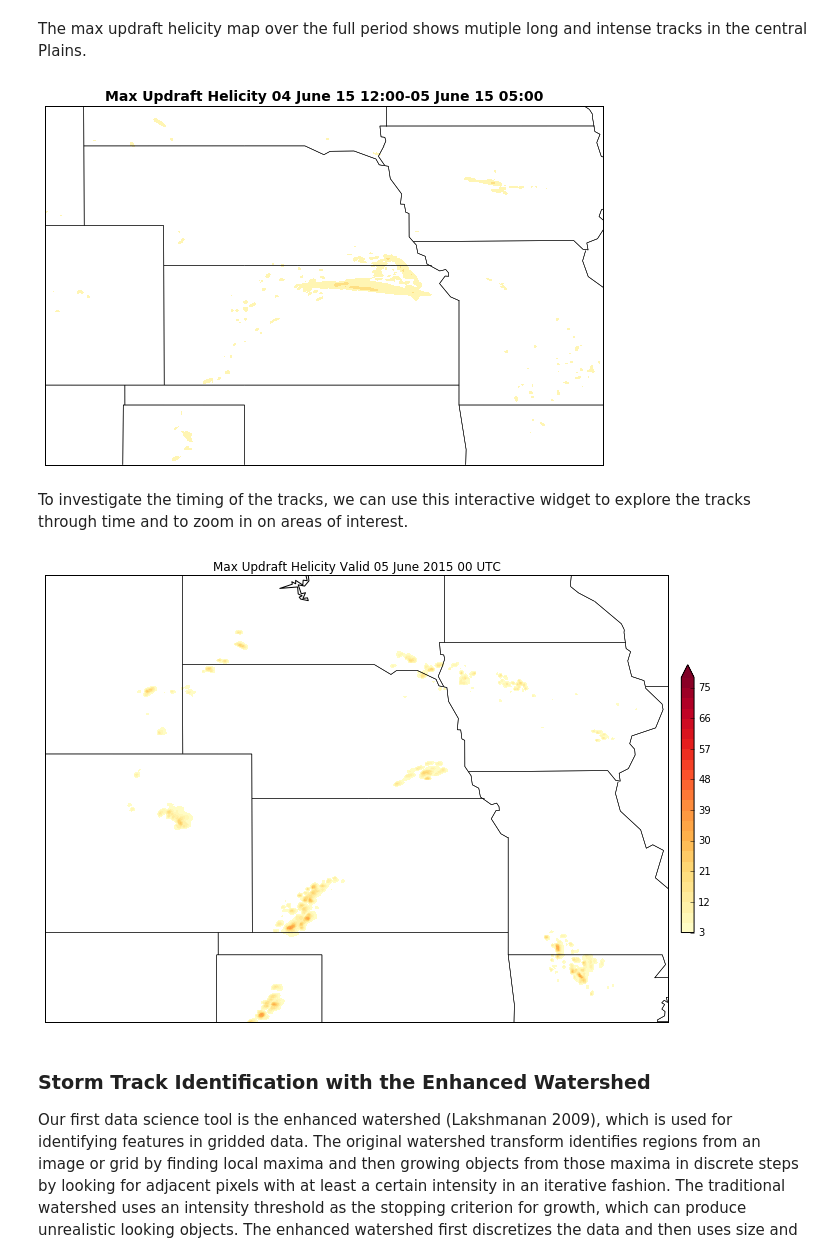
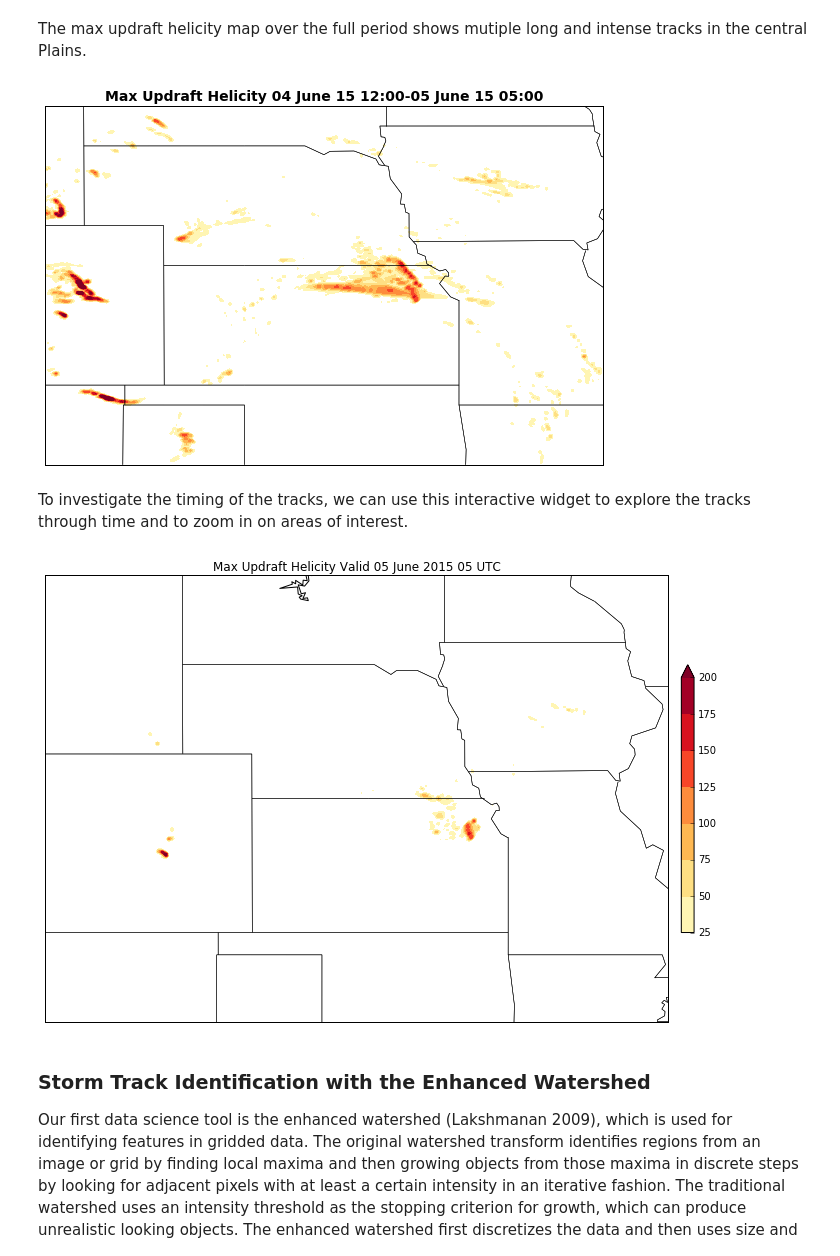
Before and after one commit to djgagne/hagelslag, a Jupyter notebook: demos/unidata_users_workshop_2015.ipynb, the cells around one changed output. Saved outputs shown, nothing was run; the diff lists cells and outputs as text; code cells hidden in the pictures.

```diff
--- a/demos/unidata_users_workshop_2015.ipynb
+++ b/demos/unidata_users_workshop_2015.ipynb
@@ -36,7 +36,7 @@ member ="wrf-s3cn_arw"
 run_date = datetime(2015, 6, 4)
 # We will be using the uh_max (hourly max 2-5 km Updraft Helicity) variable for this exercise
 # cmpref (simulated composite radar reflectivity) is also available.
-variable = "cqgmax"
+variable = "uh_max"
 start_date = run_date + timedelta(hours=12)
 end_date = run_date + timedelta(hours=29)
 model_grid = ModelOutput(ensemble_name,
@@ -74,7 +74,7 @@ title_info = plt.title("Max Updraft Helicity {0}-{1}".format(start_date.strftime
                       fontweight="bold", fontsize=14)
 plt.savefig("uh_swaths.png", dpi=200, bbox_inches="tight")
 # %% [output]
-[figure, old version]
+[figure, new version]
 # %% [markdown]
 To investigate the timing of the tracks, we can use this interactive widget to explore the tracks through time and to zoom in on areas of interest.
 # %%
@@ -92,36 +92,37 @@ def model_time_viewer(lon_range, lat_range, hour):
     #                  resolution="l",
     #                  llcrnrlon=lon_range[0],
     #                  urcrnrlon=lon_range[1],
     #                  llcrnrlat=lat_range[0],
     #                  urcrnrlat=lat_range[1])
     plt.figure(figsize=(12,8))
     zoomable_bmap.drawstates()
     zoomable_bmap.drawcoastlines()
     zoomable_bmap.drawcountries()
     plt.contourf(model_grid.lon,
                  model_grid.lat,
                  model_grid.data[hour - model_grid.start_hour],
-                 np.arange(3, 80, 3),
-                 #np.arange(25,225,25),
+                 #np.arange(3, 80, 3),
+                 np.arange(25,225,25),
                  extend="max",
                  cmap="YlOrRd")
     plt.colorbar(shrink=0.6, fraction=0.05, pad=0.02)
     title_info = plt.title("Max Updraft Helicity Valid {0}".format((run_date + timedelta(hours=hour)).strftime(
                 "%d %B %Y %H UTC")))
     plt.xlim(*lon_range)
     plt.ylim(*lat_range)
+    plt.show()
 lon_slider = widgets.IntRangeSlider(min=int(model_grid.lon.min()),
                                     max=int(model_grid.lon.max()),
                                     step=1, value=(-108, -90))
 lat_slider = widgets.IntRangeSlider(min=int(model_grid.lat.min()),
                                     max=int(model_grid.lat.max()),
                                     value=(35,45),
                                     step=1)
 hour_slider = widgets.IntSlider(min=model_grid.start_hour, max=model_grid.end_hour, step=1, value=0)
 w = widgets.interactive(model_time_viewer, lon_range=lon_slider, lat_range=lat_slider, hour=hour_slider)
 display(w)
 # %% [output]
-[figure, old version]
+[figure, new version]
 # %% [markdown]
 ### Storm Track Identification with the Enhanced Watershed
 Our first data science tool is the enhanced watershed (Lakshmanan 2009), which is used for identifying features in gridded data. The original watershed transform identifies regions from an image or grid by finding local maxima and then growing objects from those maxima in discrete steps by looking for adjacent pixels with at least a certain intensity in an iterative fashion. The traditional watershed uses an intensity threshold as the stopping criterion for growth, which can produce unrealistic looking objects. The enhanced watershed first discretizes the data and then uses size and relative intensity thresholds to identify discrete objects. Buffer regions are also created around each object.
```
Also changed, not shown: parts of 8 cells of this notebook, 1 other file.
